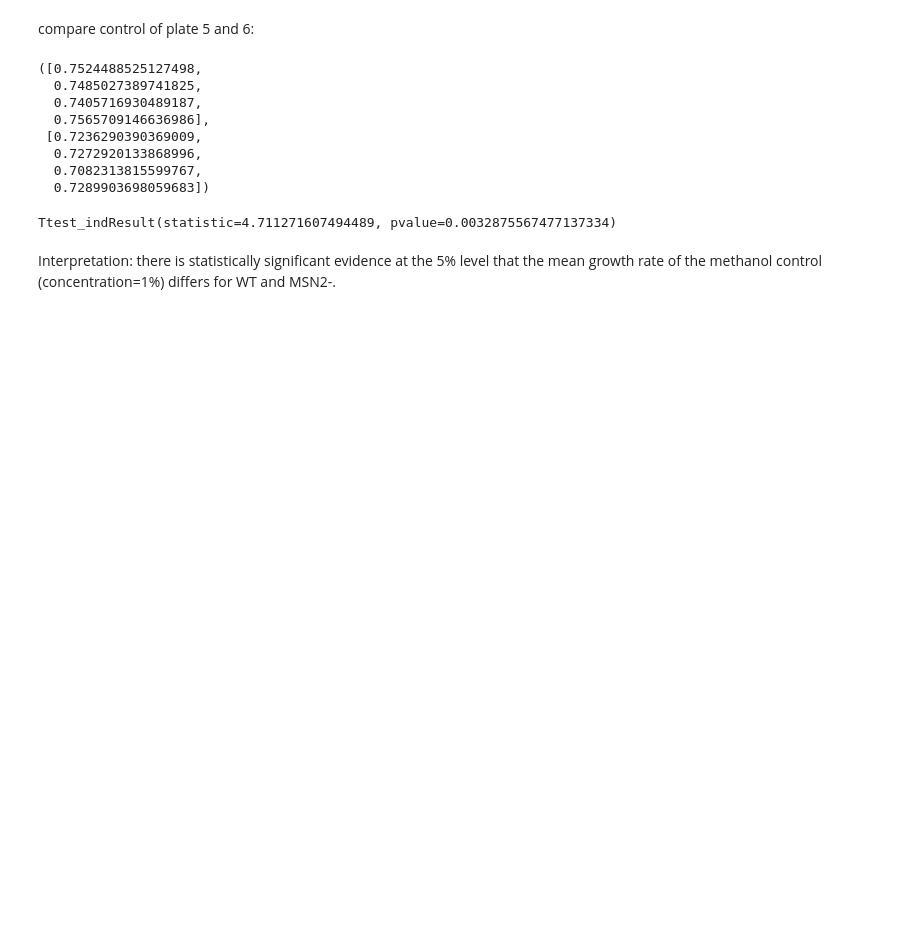
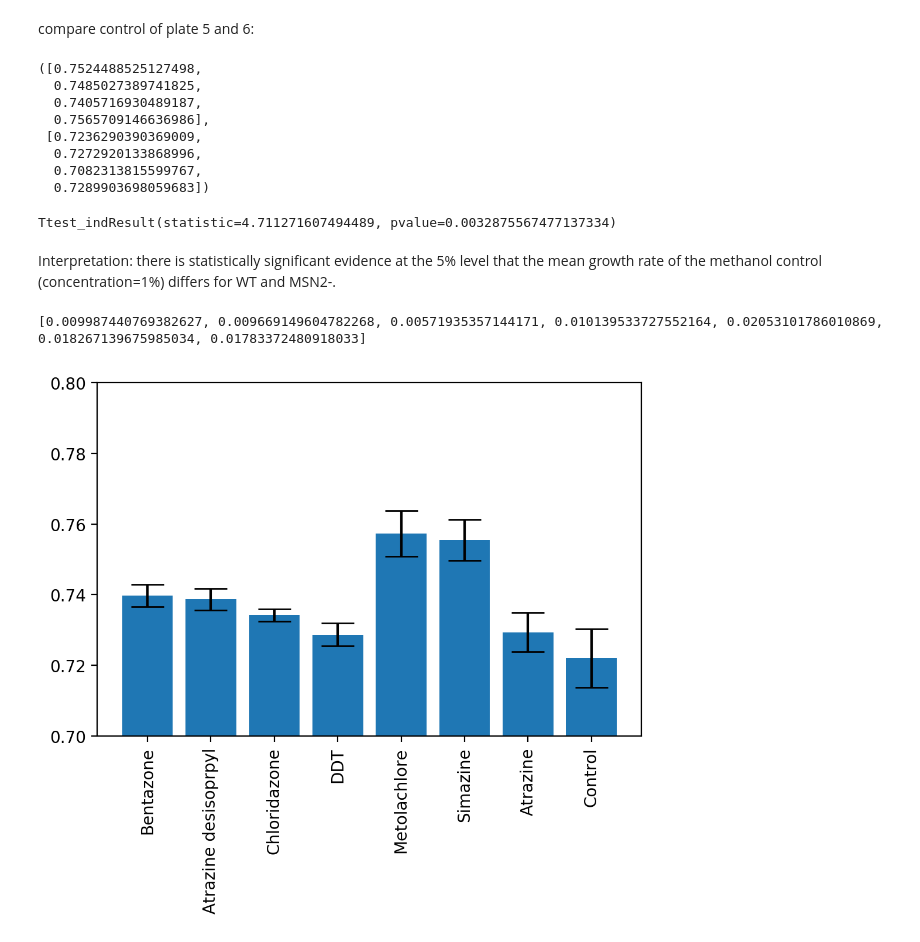
Before and after one commit to sspoerri/iGEM-EPFL-2020-Data_Analysis, a Jupyter notebook: notebooks/plate6.ipynb, the cells around one changed output. Saved outputs shown, nothing was run; the diff lists cells and outputs as text; code cells hidden in the pictures; blank space fills up the shorter version.

```diff
--- a/notebooks/plate6.ipynb
+++ b/notebooks/plate6.ipynb
@@ -334,7 +334,7 @@ k_control
 # %%
 from scipy.stats import ttest_ind
 print('t-test (alpha=0.05) for the growth rate k at 100ug/l compared to methanol control (+ = significant difference in mean(k))')
-pesticides = ['Bentazone','Atrazine desisoprpyl','Chloridazone','DDT','Metolachlore','Simazine','Atrazine']
+pesticides = ['Bentazone','Atrazine desisoprpyl','Chloridazone','DDT','Diazinone','Metolachlore','Simazine','Atrazine']
 for i in range(len(pesticides)):
     k = []
     for j in range(4):
@@ -387,3 +388,46 @@ ttest_ind(k5,k6)
 Ttest_indResult(statistic=4.711271607494489, pvalue=0.0032875567477137334)
 # %% [markdown]
 Interpretation: there is statistically significant evidence at the 5% level that the mean growth rate of the methanol control (concentration=1%) differs for WT and MSN2-.
+# %%
+import matplotlib as mpl
+mpl.rcParams['figure.dpi'] = 200
+from scipy.stats import t
+import matplotlib.pyplot as plt
+import numpy as np
+
+fig, ax = plt.subplots()
+means = []
+stds = []
+errs = []
+x_pos = np.arange(len(pesticides)+1)
+for i in range(len(pesticides)):
+    k = []
+    for j in range(4):
+        col = str(i+1)
+        row = alph[j+4]
+        fit = get_fit(df,(row+col),[12.5,0.3,1,0.8])
+        k.append(fit[2])
+    means.append(np.mean(k))
+    stds.append(np.std(k)/2)
+    a,b = t.interval(0.95,3,np.mean(k),np.std(k)/2)
+    errs.append((b-a)/2)
+print(errs)
+k_control = []
+for i in range(4):
+    col = str(9)
+    row = alph[i+4]
+    fit = get_fit(df,(row+col),[12.5,0.3,1,0.8])
+    k_control.append(fit[2])
+a,b = t.interval(0.95,3,np.mean(k_control),np.std(k_control)/2)
+errs.append((b-a)/2)
+means.append(np.mean(k_control))
+stds.append(np.std(k_control))
+ax.bar(x_pos,means,yerr=stds,capsize=10)
+plt.ylim(0.7,0.8)
+ax.set_xticks(x_pos)
+ax.set_xticklabels(pesticides+['Control'])
+plt.xticks(rotation=90)
+plt.show()
+# %% [output]
+[0.009987440769382627, 0.009669149604782268, 0.00571935357144171, 0.010139533727552164, 0.02053101786010869, 0.018267139675985034, 0.01783372480918033]
+[figure, added]
```
Also changed, not shown: parts of 2 cells of this notebook, 3 other files.
